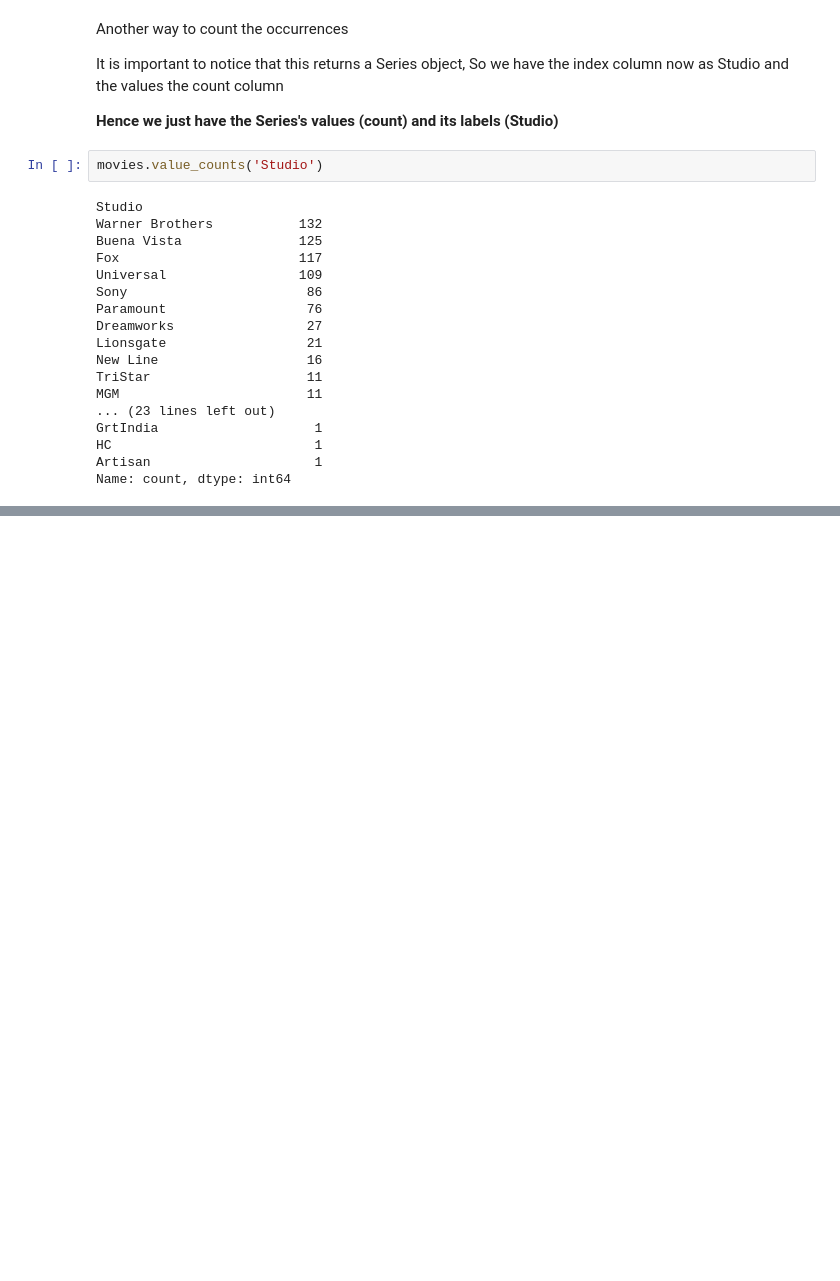
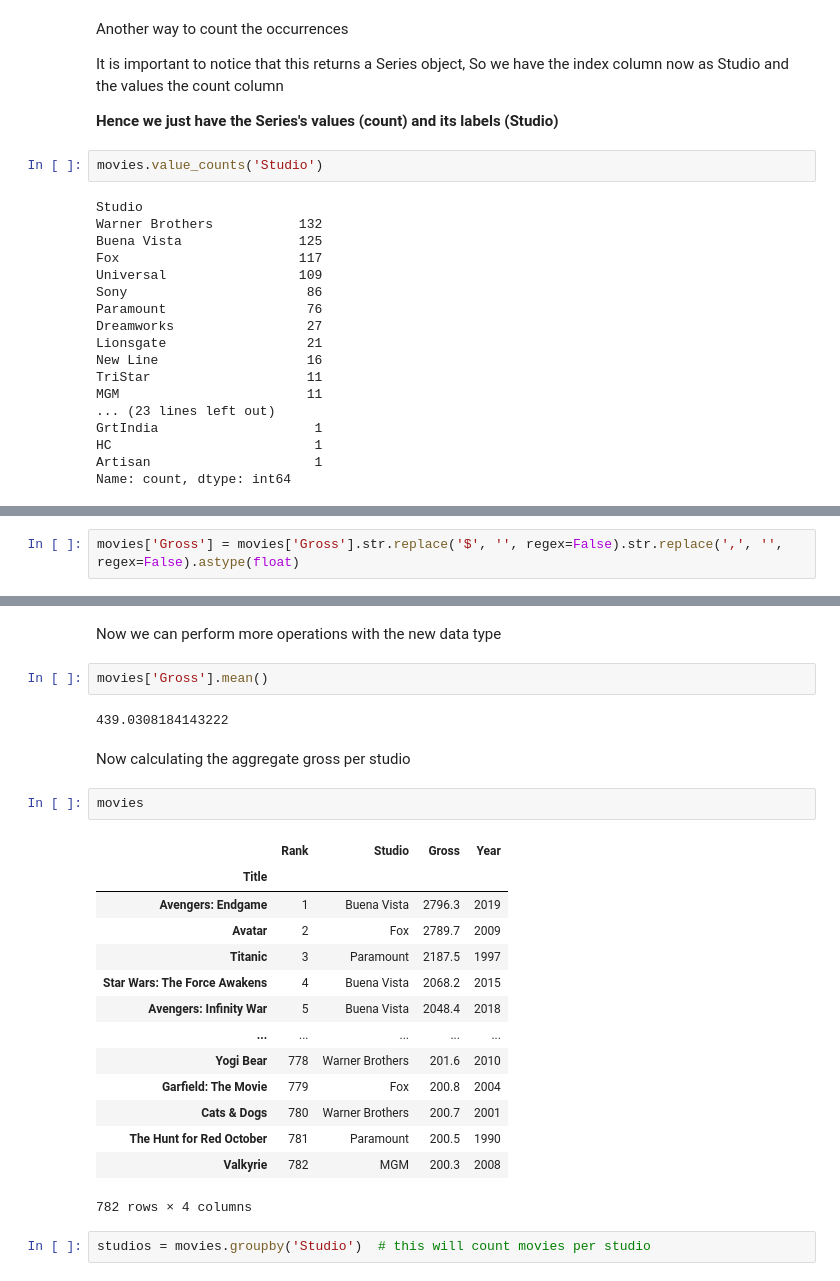
Before and after one commit to Diego195200/data_analysis, a Jupyter notebook: Pandas in action book/Part1.ipynb, the cells around one changed output, grey strips where cells are left out. Drawn from its saved outputs; the diff is of its cells as text; blank space fills up the shorter version.

```diff
--- a/Pandas in action book/Part1.ipynb
+++ b/Pandas in action book/Part1.ipynb
@@ -279,0 +435,2 @@ Name: count, dtype: int64
+# %%
+movies['Gross'] = movies['Gross'].str.replace('$', '', regex=False).str.replace(',', '', regex=False).astype(float)
@@ -279,0 +445,27 @@ Name: count, dtype: int64
+# %% [markdown]
+Now we can perform more operations with the new data type
+# %%
+movies['Gross'].mean()
+# %% [output]
+439.0308184143222
+# %% [markdown]
+Now calculating the aggregate gross per studio
+# %%
+movies
+# %% [output]
+|  | Rank | Studio | Gross | Year |
+| Title |  |  |  |  |
+| Avengers: Endgame | 1 | Buena Vista | 2796.3 | 2019 |
+| Avatar | 2 | Fox | 2789.7 | 2009 |
+| Titanic | 3 | Paramount | 2187.5 | 1997 |
+| Star Wars: The Force Awakens | 4 | Buena Vista | 2068.2 | 2015 |
+| Avengers: Infinity War | 5 | Buena Vista | 2048.4 | 2018 |
+| ... | ... | ... | ... | ... |
+| Yogi Bear | 778 | Warner Brothers | 201.6 | 2010 |
+| Garfield: The Movie | 779 | Fox | 200.8 | 2004 |
+| Cats & Dogs | 780 | Warner Brothers | 200.7 | 2001 |
+| The Hunt for Red October | 781 | Paramount | 200.5 | 1990 |
+| Valkyrie | 782 | MGM | 200.3 | 2008 |
+782 rows × 4 columns
+# %%
+studios = movies.groupby('Studio')  # this will count movies per studio
```
Also changed, not shown: parts of 21 cells of this notebook, 2 other files.
